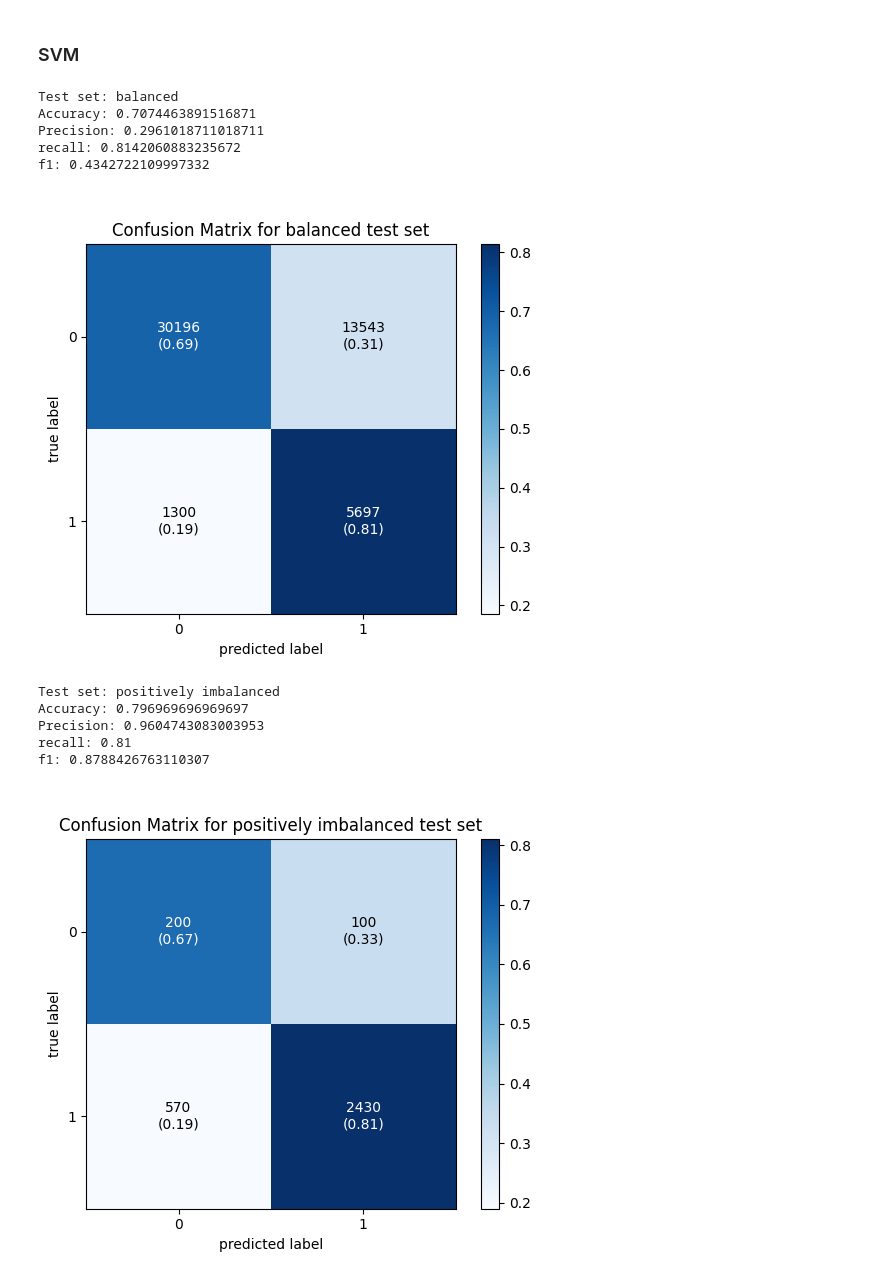
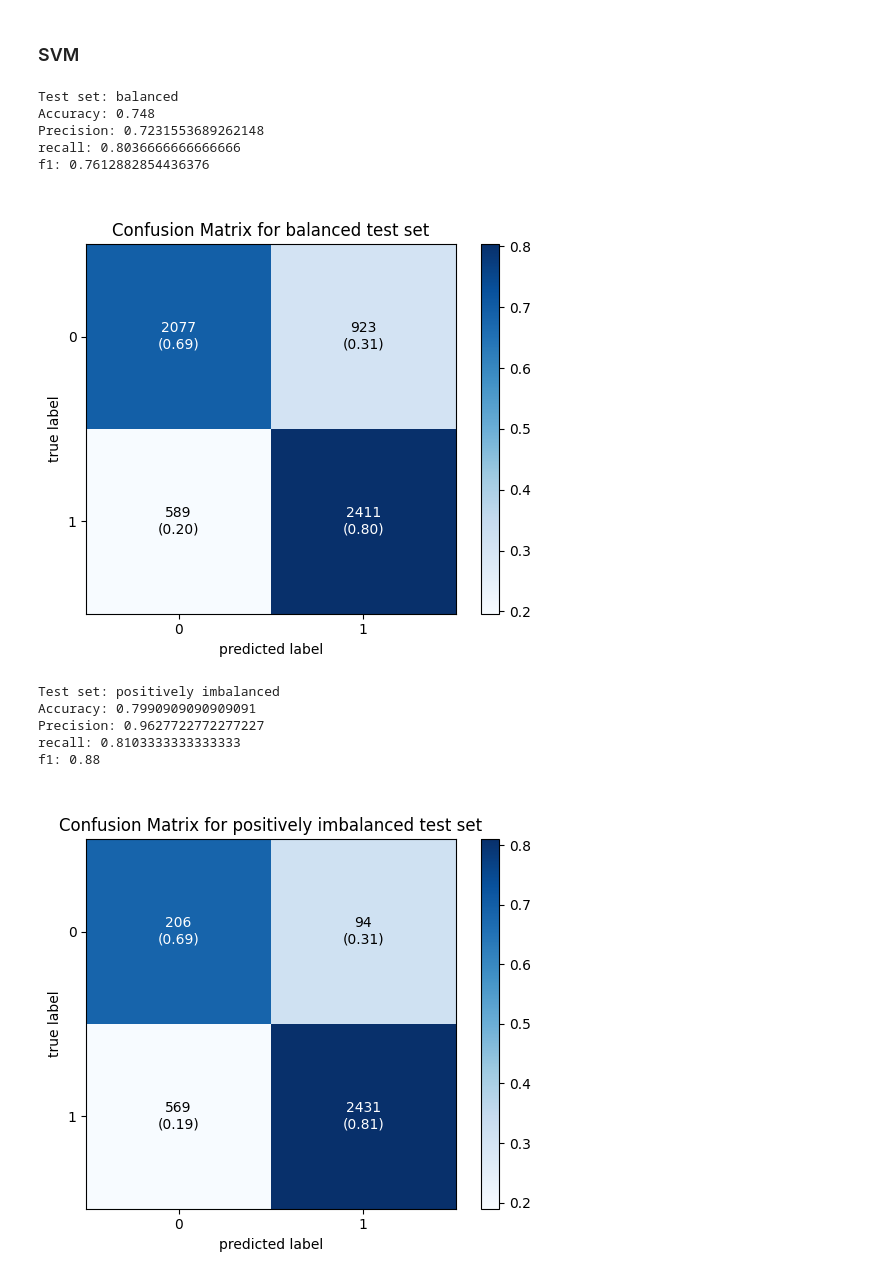
Before and after one commit to kellerflint/intro-ai-final-project, a Jupyter notebook: TrainingDataBalanceInvestigation.ipynb, the cells around one changed output. Cells and saved outputs as stored; diff of their text form; code cells hidden in the pictures.

```diff
--- a/TrainingDataBalanceInvestigation.ipynb
+++ b/TrainingDataBalanceInvestigation.ipynb
@@ -45,6 +45,14 @@ def report_info(y_test, y_pred, test_set_name):
     fig, ax = plot_confusion_matrix(conf_mat=cm1,show_absolute=True,show_normed=True, colorbar=True)
     ax.set_title('\nConfusion Matrix for ' + test_set_name + ' test set')
     plt.show()
+
+def get_type_errors(y_test, y_pred):
+    cm = confusion_matrix(y_test, y_pred)
+
+    fp = cm[0, 1]
+    fn = cm[1, 0]
+
+    return [fp, fn]
 # %% [markdown]
 # Part 1: Demonstrating the Problem
 I'll illustrate this for our logistic regression model but it holds true for every approach we used since the problem is with the train and test distribution.
@@ -103,12 +124,15 @@ X_test_scaled = scaler.transform(X_test)
 # If the model is learning from the features rather than the distribution, we should expect more consistent performance across the test sets.
 undersample_imbalance_positive = RandomUnderSampler(sampling_strategy={0: 300, 1: 3000})
 undersample_imbalance_negative = RandomUnderSampler(sampling_strategy={0: 3000, 1: 300})
+balanced = RandomUnderSampler(sampling_strategy={0: 3000, 1: 3000})
 
 X_test_positive_imbalance, y_test_positive_imbalance = undersample_imbalance_positive.fit_resample(X_test_scaled, y_test)
 X_test_negative_imbalance, y_test_negative_imbalance = undersample_imbalance_negative.fit_resample(X_test_scaled, y_test)
+X_test_balanced, y_test_balanced = balanced.fit_resample(X_test_scaled, y_test)
 
 print(y_test_positive_imbalance.value_counts())
 print(y_test_negative_imbalance.value_counts())
+print(y_test_balanced.value_counts())
 # %% [output]
 Diabetes_binary
 0.0    28349
@@ -249,31 +290,31 @@ Decision Tree Accuracy: 0.6566370710099763
 # %%
 svm_model = SVC(random_state=42)
 svm_model.fit(X_train_scaled, y_train_under)
 
-y_pred = svm_model.predict(X_test_scaled)
-report_info(y_test, y_pred, 'balanced')
-svm_accuracy = accuracy_score(y_test, y_pred)
+y_pred = svm_model.predict(X_test_balanced)
+report_info(y_test_balanced, y_pred, 'balanced')
+svm_errors = get_type_errors(y_test_balanced, y_pred)
 
 y_pred_positive_imbalance = svm_model.predict(X_test_positive_imbalance)
 report_info(y_test_positive_imbalance, y_pred_positive_imbalance, 'positively imbalanced')
 
 y_pred_negative_imbalance = svm_model.predict(X_test_negative_imbalance)
 report_info(y_test_negative_imbalance, y_pred_negative_imbalance, 'negatively imbalanced')
 
 cv_scores = cross_val_score(svm_model, X_train_scaled, y_train_under, cv=kfold)
 svm_accuracy = cv_scores.mean()
 print('Support Vector Machine Accuracy:', svm_accuracy)
 # %% [output]
 Test set: balanced
-Accuracy: 0.7074463891516871
-Precision: 0.2961018711018711
-recall: 0.8142060883235672
-f1: 0.4342722109997332
+Accuracy: 0.748
+Precision: 0.7231553689262148
+recall: 0.8036666666666666
+f1: 0.7612882854436376
-[figure, old version]
+[figure, new version]
 Test set: positively imbalanced
-Accuracy: 0.796969696969697
-Precision: 0.9604743083003953
-recall: 0.81
-f1: 0.8788426763110307
+Accuracy: 0.7990909090909091
+Precision: 0.9627722772277227
+recall: 0.8103333333333333
+f1: 0.88
-[figure, old version]
+[figure, new version]
 Test set: negatively imbalanced
```
Also changed, not shown: parts of 11 cells of this notebook.
